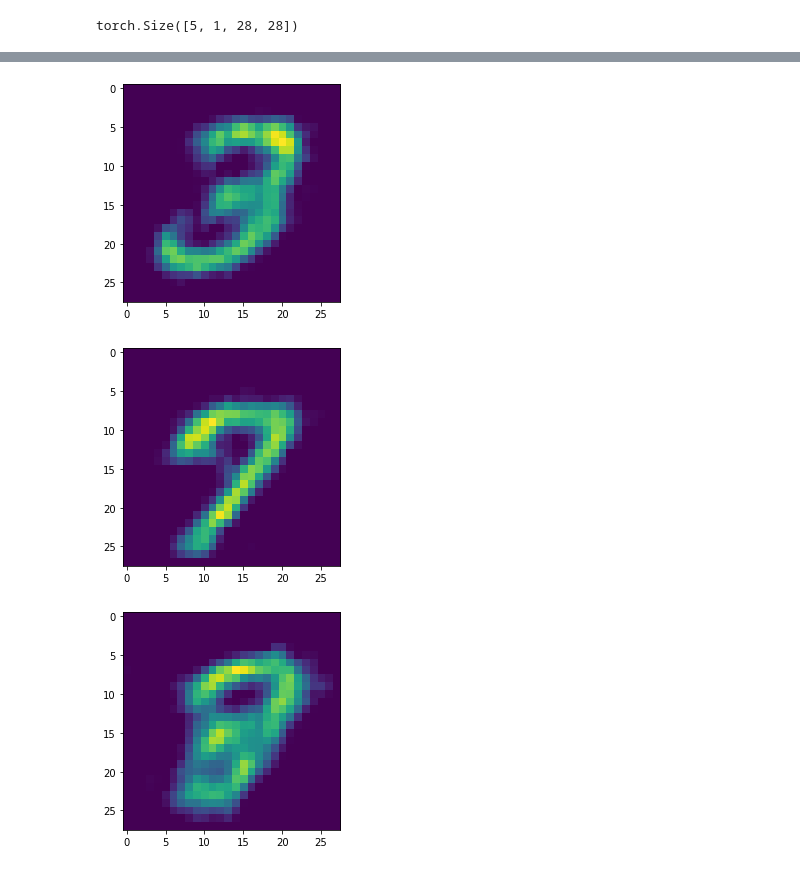
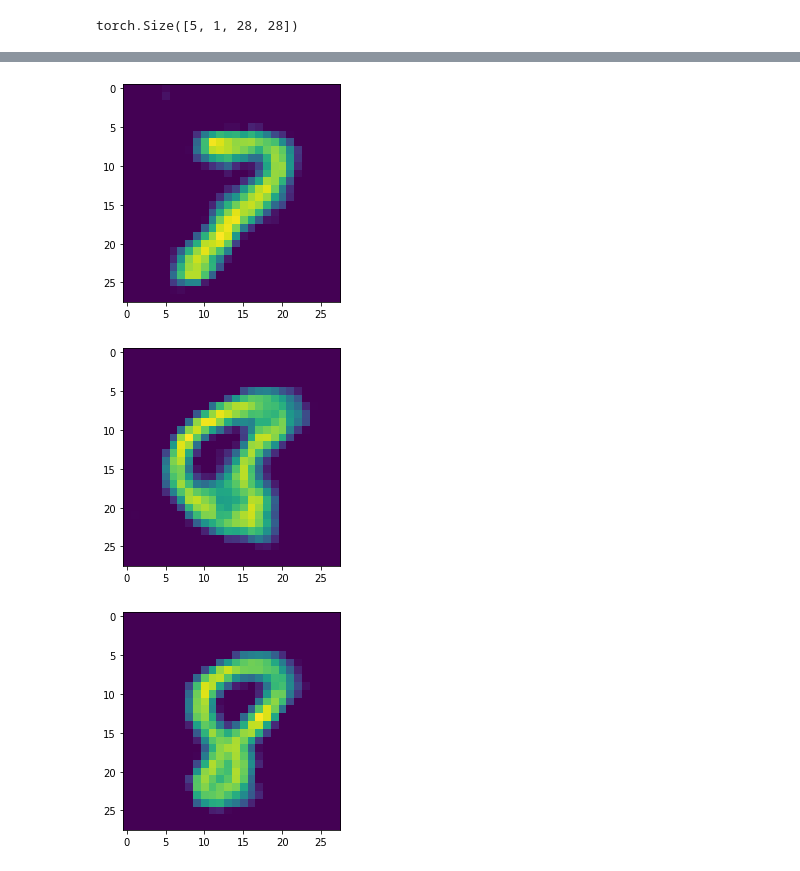
Before and after one commit to vdivakar/mnistMuddle, a Jupyter notebook: model.ipynb, the cells around one changed output, grey strips where cells are left out. Drawn from its saved outputs; the diff is of its cells as text; code cells hidden in the pictures.

Commit message:
Trained on entire data for 68 epochs Added TB train & test loss summary Git: add .gitignore, ckpt ep_68.ckpt, TB summaries

```diff
--- a/model.ipynb
+++ b/model.ipynb
@@ -141,6 +157,6 @@ img_tr[:100].shape
 # %%
-img_tr_tensor = torch.tensor(img_tr[:1000])/255.0 #converting from 0-255 to 0.0-1.0
-y_tr_tensor   = torch.tensor(y_tr[:1000])
+img_tr_tensor = torch.tensor(img_tr)/255.0 #converting from 0-255 to 0.0-1.0
+y_tr_tensor   = torch.tensor(y_tr)
 img_te_tensor = torch.tensor(img_te)/255.0 #converting from 0-255 to 0.0-1.0
 y_te_tensor   = torch.tensor(y_te)
 
@@ -148,15 +164,18 @@ train_dataset = torch.utils.data.TensorDataset(img_tr_tensor, y_tr_tensor)
 test_dataset  = torch.utils.data.TensorDataset(img_te_tensor, y_te_tensor)
 
 train_loader = torch.utils.data.DataLoader(train_dataset, batch_size=32, num_workers=0)
-test_loader  = torch.utils.data.DataLoader(test_dataset, batch_size=1, num_workers=0)
+test_loader  = torch.utils.data.DataLoader(test_dataset, batch_size=10, num_workers=0)
 # %%
 loss_fxn  = nn.MSELoss(reduction='mean')
-optimizer = torch.optim.Adam(model.parameters(), lr=0.01)
+optimizer = torch.optim.Adam(model.parameters(), lr=0.001)
 save_dir  = "./checkpoints/"
-loss_vals = []
+if not os.path.exists(save_dir):
+    os.makedirs(save_dir)
+writer    = SummaryWriter('runs/exp_1')
+te_writer = SummaryWriter('runs/test_1')
 # %%
 try:
-    load_ckpt_num = 70
+    load_ckpt_num = 19
     checkpoint = torch.load(save_dir+"/ep_{}.ckpt".format(load_ckpt_num))
     model.load_state_dict(checkpoint['model_state_dict'])
     optimizer.load_state_dict(checkpoint['optimizer_state_dict'])
@@ -166,10 +185,11 @@ except Exception as e:
     print("Loading checkpoint failed! - {}".format(e))
     global_epoch = 0
 
-n_epochs = 31
+n_epochs = 50
 
 for epoch in range(n_epochs):
     train_loss = 0.0
+    model.train()
     for data in train_loader:
         images, _ = data
         outputs = model.forward(images)
@@ -181,14 +201,31 @@ for epoch in range(n_epochs):
 
         train_loss+=(loss.item()*images.size(0))
 
-    if(epoch%10==0 and epoch>0):
+    if(epoch%5==4):
         print("Saving Global epoch: {}".format(global_epoch))
+
         torch.save({
             'global_epoch':global_epoch,
             'model_state_dict':model.state_dict(),
             'optimizer_state_dict':optimizer.state_dict()
         }, save_dir+"/ep_{}.ckpt".format(global_epoch))
-        loss_vals.append(train_loss/len(train_loader))
+
+        writer.add_scalar('train_loss', train_loss/len(train_loader), global_epoch)
+
+        model.eval()
+        with torch.no_grad():
+            te_loss = 0.0
+            for te_data in test_loader:
+                te_imgs, _ = data
+                te_out = model.forward(te_imgs)
+                loss_ = loss_fxn(te_out, te_imgs)
+                te_loss += loss_.item() * te_imgs.size(0)
+            te_loss = te_loss/len(test_loader)
+            te_writer.add_scalar('test_loss', te_loss, global_epoch)
+
+            print("Test Loss: {}".format(te_loss))
+
+
     global_epoch+=1
 
     train_loss = train_loss/len(train_loader)
@@ -263,16 +288,16 @@ torch.Size([2, 1, 28, 28])
 # %%
-l1 = model.encoder(img_tr_tensor[7:8])
-l2 = model.encoder(img_tr_tensor[15:16])
+l1 = model.encoder(img_te_tensor[171:172])
+l2 = model.encoder(img_te_tensor[1325:1326])
 l_avg = (l1+l2)/2
 
 o1 = model.decoder(l1)
 o2 = model.decoder(l2)
 o3 = model.decoder(l_avg)
 
 display_img(o1)
 display_img(o2)
 display_img(o3)
 # %% [output]
-[figure, old version]
+[figure, new version]
-[figure, old version]
+[figure, new version]
-[figure, old version]
+[figure, new version]
```
Also changed, not shown: parts of 11 cells of this notebook, 4 other files.
